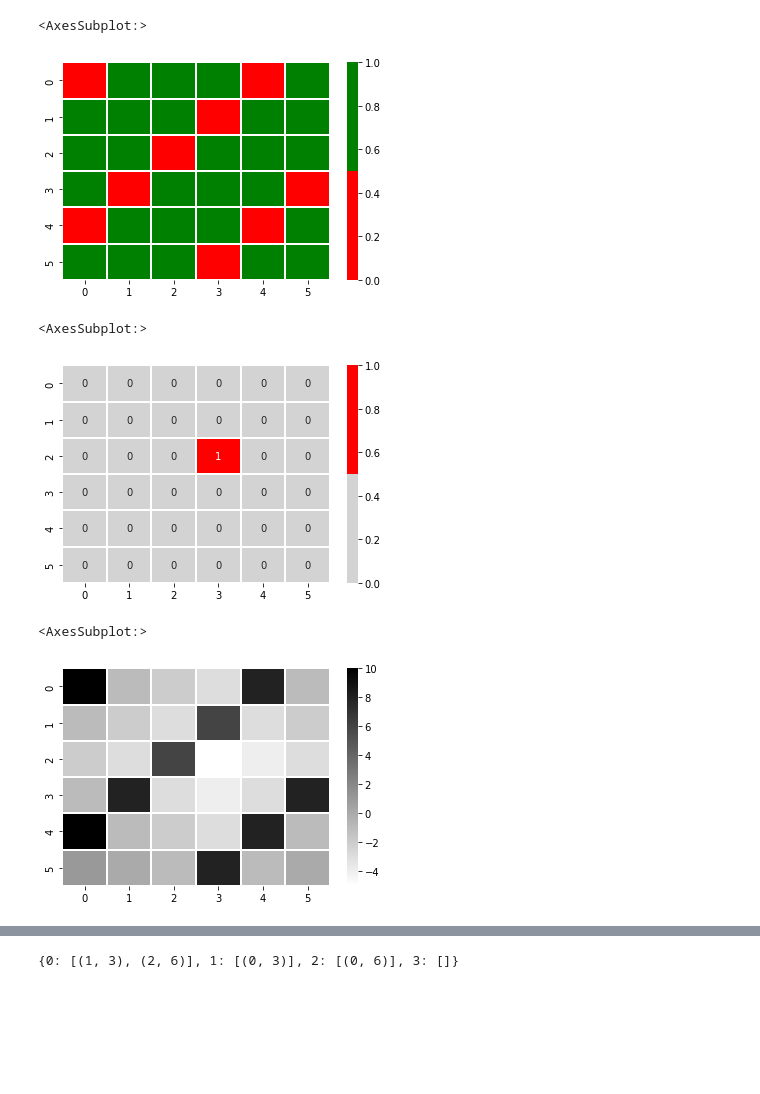
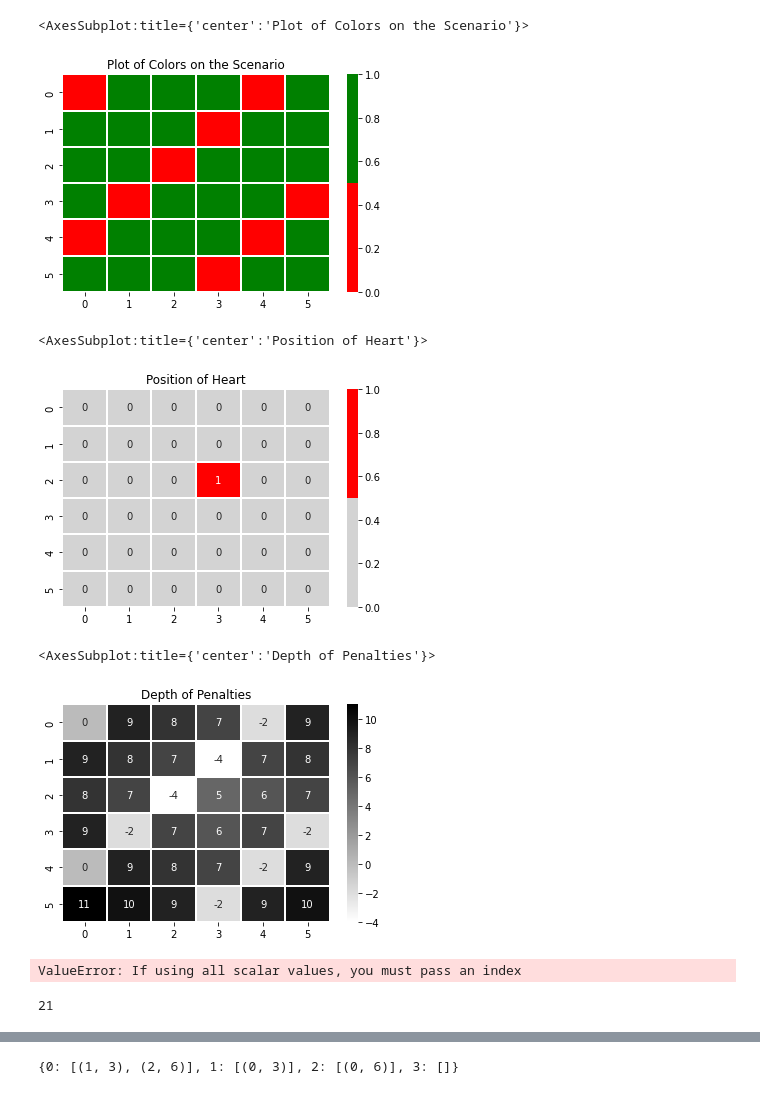
Before and after one commit to pavankumarbalijepalli/aci_assignment, a Jupyter notebook: Untitled.ipynb, the cells around one changed output, grey strips where cells are left out. Cells and saved outputs as stored; diff of their text form; code cells hidden in the pictures; blank space fills up the shorter version.

Commit message:
Almost made till graph

```diff
--- a/Untitled.ipynb
+++ b/Untitled.ipynb
@@ -17,3 +18,9 @@ class Block:
 
     def __str__(self):
         return f"POS: {(self.x, self.y)}\nNUM: {self.number}\nCLR: {self.color}\nHRT: {self.isHeart}\nPEN: {self.penalty}\n"
+
+    def __eq__(self, other):
+        if isinstance(other, Block):
+            return self.number == other.number
+
+        return self.number == other
@@ -38,6 +32,11 @@ map_1 = [['R', 'G', 'G', 'G', 'R', 'G'],
          ['R', 'G', 'G', 'G', 'R', 'G'],
          ['G', 'G', 'G', 'R', 'G', 'G']]
 
+# Red: 0; Green: 1
+agent = 0
+random_start = random.randint(0,35)
+print(random_start)
+
 heart_coordinates = (2,3)
 heart_color = 'G'
 output_map = [[] for i in range(len(map_1))]
@@ -45,10 +44,33 @@ output_map = [[] for i in range(len(map_1))]
 for i in range(len(map_1)):
     for j in range(len(map_1[i])):
         if map_1[i][j] == 'R':
-            output_map[i].append(Block(x=i, y=j, number=((j)+(6*i)), color=0, isHeart=False, penalty= ((abs(heart_coordinates[0]-i)+abs(heart_coordinates[1]-j)) + (-5 if heart_color=='R' else 5))))
+            output_map[i].append(Block(x=i,
+                                       y=j,
+                                       number=((j)+(6*i)),
+                                       color=0,
+                                       isHeart=False,
+                                       penalty= ((abs(heart_coordinates[0]-i)+abs(heart_coordinates[1]-j)) + (-5 if heart_color=='R' else 5) + (-10 if agent==0 else 10))
+                                      ))
         if map_1[i][j] == 'G':
-            output_map[i].append(Block(x=i, y=j, number=((j)+(6*i)), color=1, isHeart=False, penalty= ((abs(heart_coordinates[0]-i)+abs(heart_coordinates[1]-j)) + (-5 if heart_color=='G' else 5))))
+            output_map[i].append(Block(x=i,
+                                       y=j,
+                                       number=((j)+(6*i)),
+                                       color=1,
+                                       isHeart=False,
+                                       penalty= ((abs(heart_coordinates[0]-i)+abs(heart_coordinates[1]-j)) + (-5 if heart_color=='G' else 5) + (-10 if agent==1 else 10))
+                                      ))
         if map_1[i][j] == 'GH':
-            output_map[i].append(Block(x=i, y=j, number=((j)+(6*i)), color=1, isHeart=True, penalty= ((abs(heart_coordinates[0]-i)+abs(heart_coordinates[1]-j)) + (-5 if heart_color=='G' else 5))))
+            output_map[i].append(Block(x=i,
+                                       y=j,
+                                       number=((j)+(6*i)),
+                                       color=1, isHeart=True,
+                                       penalty= ((abs(heart_coordinates[0]-i)+abs(heart_coordinates[1]-j)) + (-5 if heart_color=='G' else 5) + (-10 if agent==1 else 10))
+                                      ))
         if map_1[i][j] == 'RH':
-            output_map[i].append(Block(x=i, y=j, number=((j)+(6*i)), color=0, isHeart=True, penalty= ((abs(heart_coordinates[0]-i)+abs(heart_coordinates[1]-j)) + (-5 if heart_color=='R' else 5))))
+            output_map[i].append(Block(x=i,
+                                       y=j,
+                                       number=((j)+(6*i)),
+                                       color=0,
+                                       isHeart=True,
+                                       penalty= ((abs(heart_coordinates[0]-i)+abs(heart_coordinates[1]-j)) + (-5 if heart_color=='R' else 5) + (-10 if agent==0 else 10))
+                                      ))
@@ -65,21 +86,34 @@ pd.DataFrame(output_map)
 # %%
 colors = pd.DataFrame([[i.color for i in output_map[j]] for j in range(len(output_map))])
+plt.title('Plot of Colors on the Scenario')
 sns.heatmap(colors, cmap=ListedColormap(['red', 'green']), linewidths=0.1)
 # %% [output]
-<AxesSubplot:>
+<AxesSubplot:title={'center':'Plot of Colors on the Scenario'}>
-[figure, old version]
+[figure, new version]
 # %%
 heart = pd.DataFrame([[i.isHeart for i in output_map[j]] for j in range(len(output_map))])
+plt.title('Position of Heart')
 sns.heatmap(heart, cmap=ListedColormap(['lightgrey', 'red']), linewidths=0.1, annot=True)
 # %% [output]
-<AxesSubplot:>
+<AxesSubplot:title={'center':'Position of Heart'}>
-[figure, old version]
+[figure, new version]
 # %%
 penalties = pd.DataFrame([[i.penalty for i in output_map[j]] for j in range(len(output_map))])
-sns.heatmap(penalties, cmap="gray_r", linewidths=0.1)
+plt.title('Depth of Penalties')
+sns.heatmap(penalties, cmap="gray_r", linewidths=0.1, annot=True)
 # %% [output]
-<AxesSubplot:>
+<AxesSubplot:title={'center':'Depth of Penalties'}>
-[figure, old version]
+[figure, new version]
+# %%
+sns.kdeplot(penalties)
+# %% [output]
+ValueError: If using all scalar values, you must pass an index
+# %%
+agent = 0
+random_start = random.randint(0,35)
+print(random_start)
+# %% [output]
+21
 # %%
 def find_edges(number):
     edges = [number-6, number+6, number-1, number+1]
```
Also changed, not shown: parts of 10 cells of this notebook, 1 other file.
